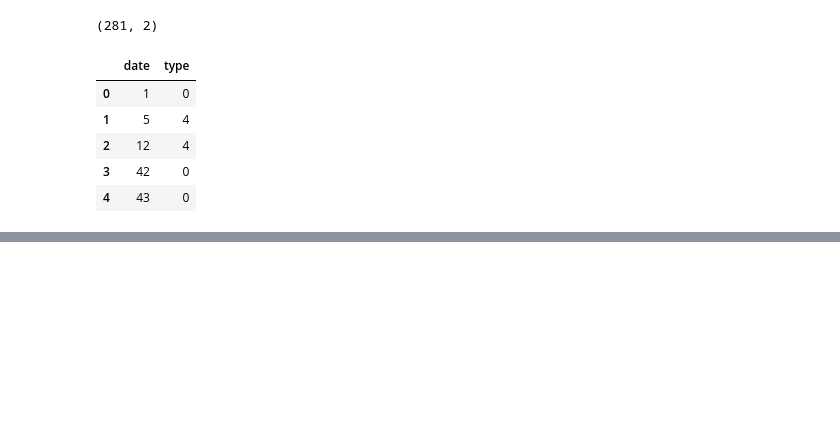
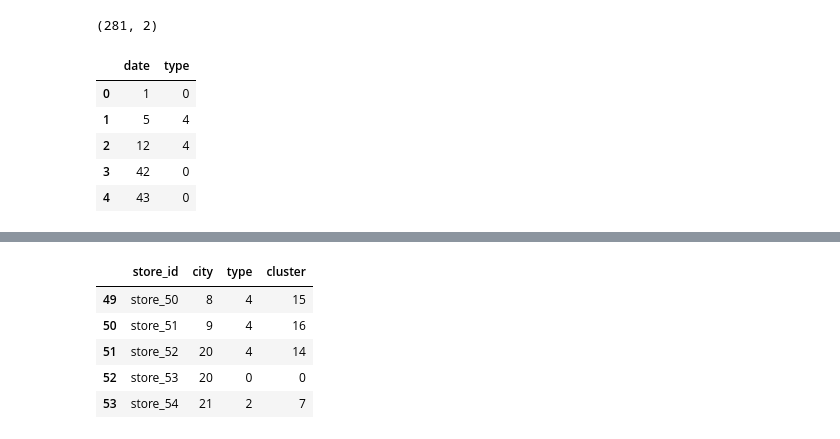
Before and after one commit to Gilbert-B/Forecasting-Sales, a Jupyter notebook: notebook/Sales_Forecast.ipynb, the cells around one changed output, grey strips where cells are left out. Drawn from its saved outputs; the diff is of its cells as text; code cells hidden in the pictures; blank space fills up the shorter version.

```diff
--- a/notebook/Sales_Forecast.ipynb
+++ b/notebook/Sales_Forecast.ipynb
@@ -296,0 +362,11 @@ holidays_df.head()
+# %%
+#Looking at the tail of our stores data
+
+stores_df.tail()
+# %% [output]
+|  | store_id | city | type | cluster |
+| 49 | store_50 | 8 | 4 | 15 |
+| 50 | store_51 | 9 | 4 | 16 |
+| 51 | store_52 | 20 | 4 | 14 |
+| 52 | store_53 | 20 | 0 | 0 |
+| 53 | store_54 | 21 | 2 | 7 |
```
Also changed, not shown: parts of 14 cells of this notebook.
